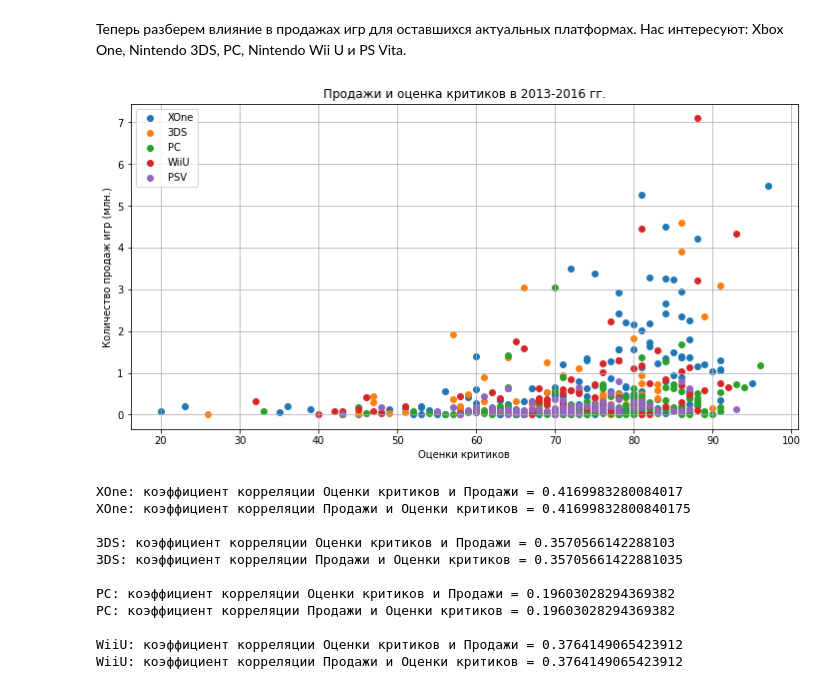
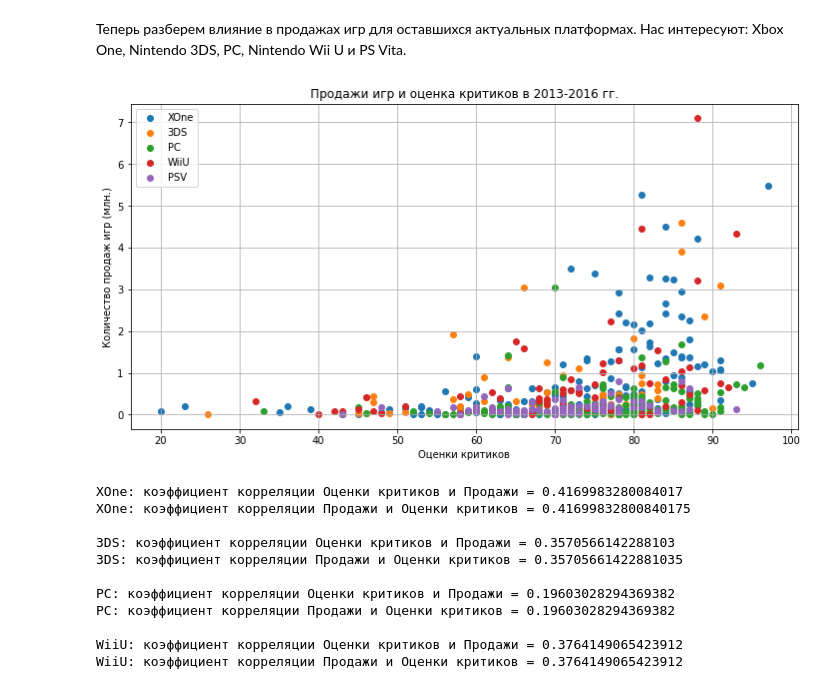
Before and after one commit to crumblinq/videogame-market-analysis, a Jupyter notebook: videogame_market_analysis.ipynb, the cells around one changed output. Saved outputs shown, nothing was run; the diff lists cells and outputs as text; code cells hidden in the pictures.

```diff
--- a/videogame_market_analysis.ipynb
+++ b/videogame_market_analysis.ipynb
@@ -1023,31 +1023,31 @@ display(ps4_hits[['name', 'critic_score', 'user_score', 'total_sales']].sort_val
 # %% [markdown]
 Теперь разберем влияние в продажах игр для оставшихся актуальных платформах. Нас интересуют: Xbox One, Nintendo 3DS, PC, Nintendo Wii U и PS Vita.
 # %%
-df_scatter = df.query("year_of_release >= 2013")
+df_scatter = df.query('year_of_release >= 2013')
 
 xone = df_scatter.query("platform == 'XOne'")
 ds3 = df_scatter.query("platform == '3DS'")
 pc = df_scatter.query("platform == 'PC'")
 wiiu = df_scatter.query("platform == 'WiiU'")
 psv = df_scatter.query("platform == 'PSV'")
 
 plt.figure(figsize=(12, 6))
 
 plt.scatter(xone['critic_score'], xone['total_sales'], label='XOne')
 plt.scatter(ds3['critic_score'], ds3['total_sales'], label='3DS')
 plt.scatter(pc['critic_score'], pc['total_sales'], label='PC')
 plt.scatter(wiiu['critic_score'], wiiu['total_sales'], label='WiiU')
 plt.scatter(psv['critic_score'], psv['total_sales'], label='PSV')
 
-plt.title('Продажи и оценка критиков в 2013-2016 гг.')
+plt.title('Продажи игр и оценка критиков в 2013-2016 гг.')
 plt.xlabel('Оценки критиков')
 plt.ylabel('Количество продаж игр (млн.)')
 
 plt.grid(True)
 plt.legend()
 plt.show()
 # %% [output]
-[figure, old version]
+[figure, new version]
 # %%
 corr_xone = xone['critic_score'].corr(xone['total_sales'])
 corr2_xone = xone['total_sales'].corr(xone['critic_score'])
```
Also changed, not shown: parts of 46 cells of this notebook.
